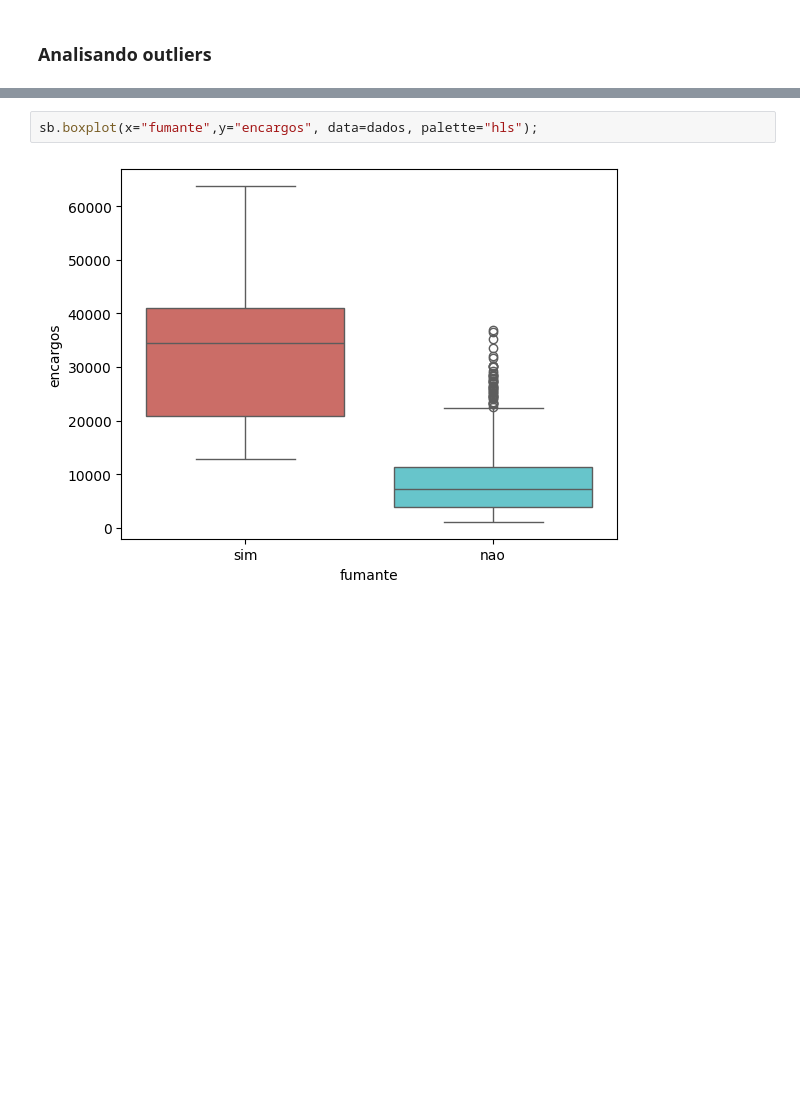
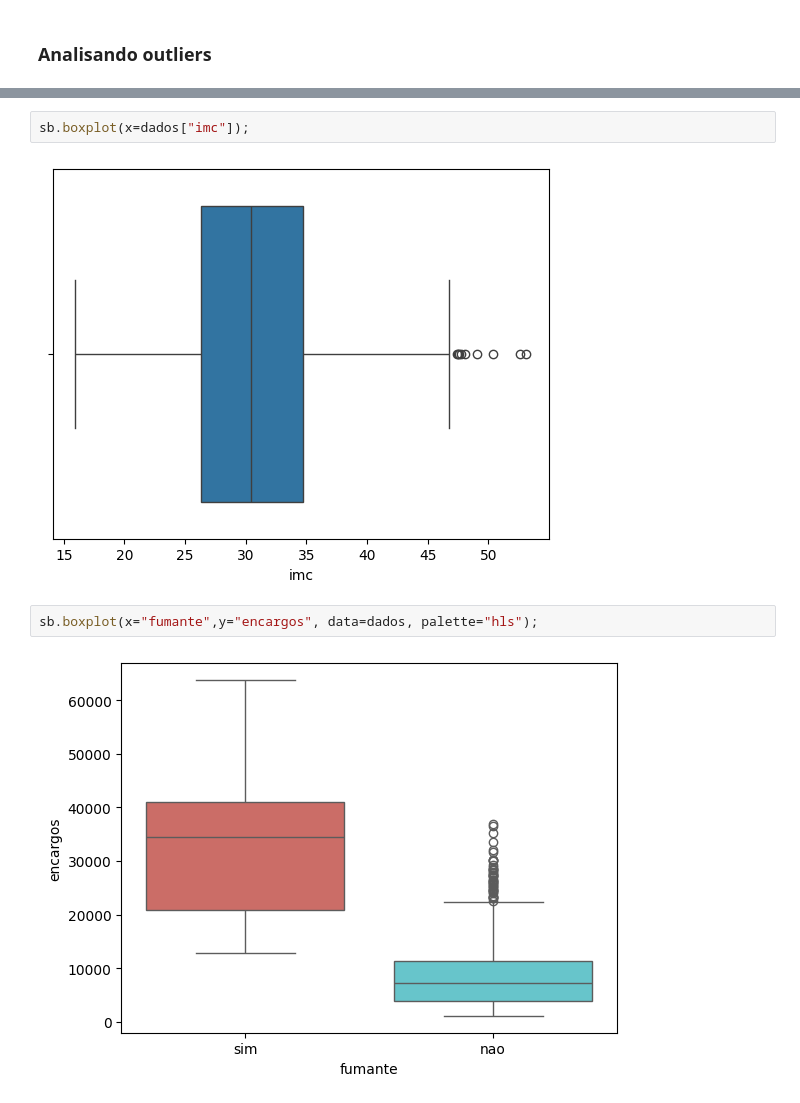
Before and after one commit to jordanmsouza/TechChallenge_Fase1_Grupo4, a Jupyter notebook: Tech_Challange_Fase1_Grupo4.ipynb, the cells around one changed output, grey strips where cells are left out. Cells and saved outputs as stored; diff of their text form; blank space fills up the shorter version.

```diff
--- a/Tech_Challange_Fase1_Grupo4.ipynb
+++ b/Tech_Challange_Fase1_Grupo4.ipynb
@@ -203,3 +232,7 @@ filhos
+# %%
+sb.boxplot(x=dados["imc"]);
+# %% [output]
+[figure, added]
 # %%
 sb.boxplot(x="fumante",y="encargos", data=dados, palette="hls");
 # %% [output]
```
Also changed, not shown: parts of 41 cells of this notebook.
